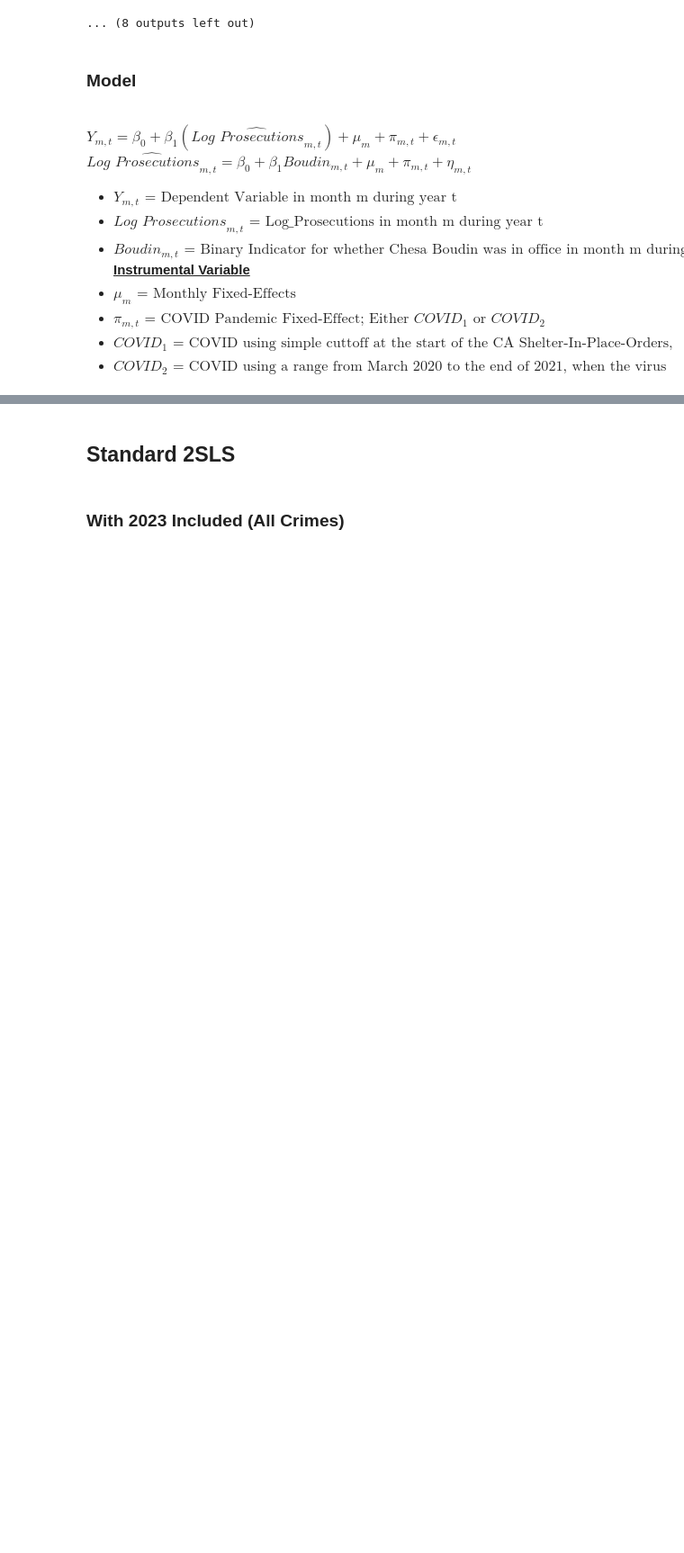
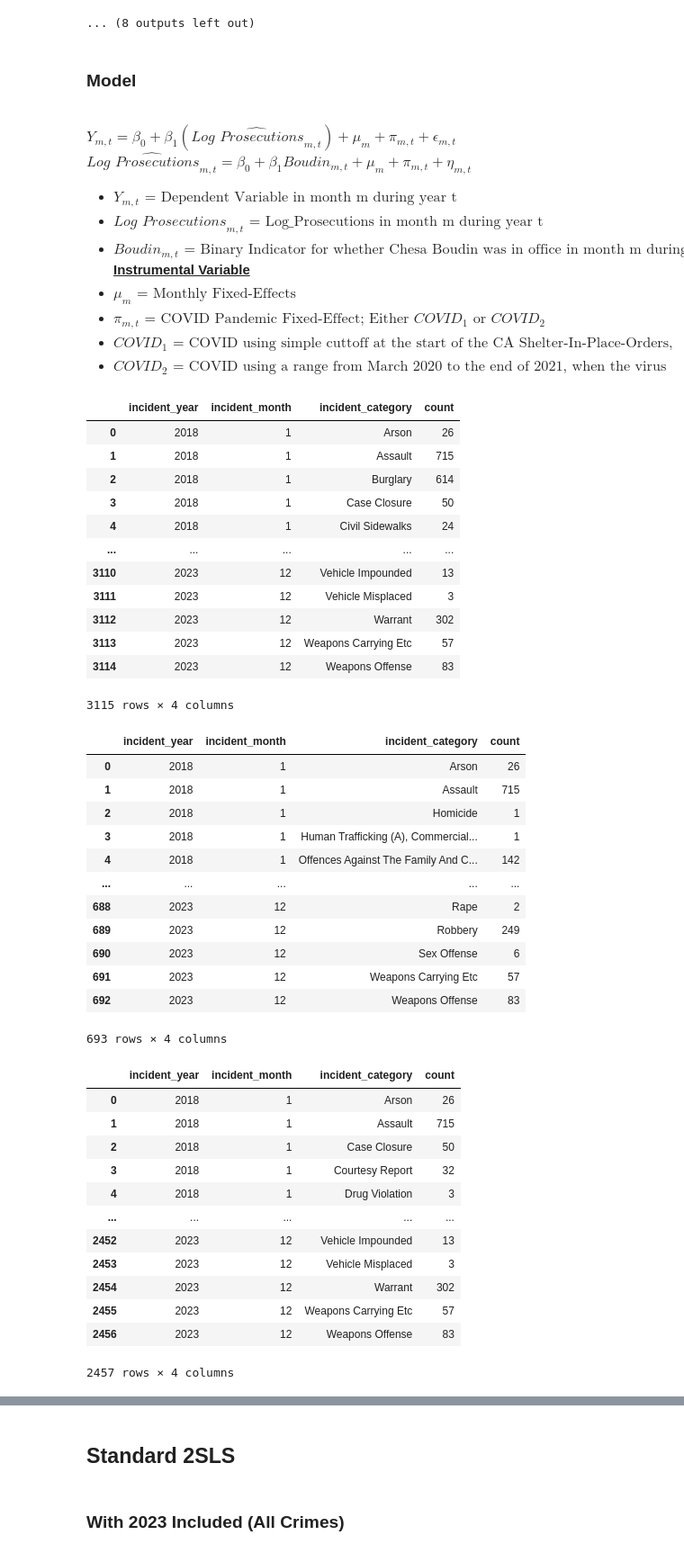
Before and after one commit to jgte29/ucbhonorsthesis2023-2024, a Jupyter notebook: Data_Analysis.ipynb, the cells around one changed output, grey strips where cells are left out. Shown at 90% size. Saved outputs shown, nothing was run; the diff lists cells and outputs as text; code cells hidden in the pictures; blank space fills up the shorter version.

```diff
--- a/Data_Analysis.ipynb
+++ b/Data_Analysis.ipynb
@@ -2851,12 +2851,52 @@ $\widehat{\textit{Log Prosecutions}_{m, t}} = \beta_0 + \beta_1 Boudin_{m, t} +
 - $COVID_2 \text{ = COVID using a range from March 2020 to the end of 2021, when the virus became endemic}$
 # %%
 csv_file_path = './ica_by_month_master.csv'
-ic_a = pd.read_csv(csv_file_path)
+ic_a = pd.read_csv(csv_file_path).drop_duplicates()
 
 csv_file_path = './icv_by_month_master.csv'
-ic_v = pd.read_csv(csv_file_path)
+ic_v = pd.read_csv(csv_file_path).drop_duplicates()
 
 csv_file_path = './ic_noqol_by_month_master.csv'
-ic_noqol = pd.read_csv(csv_file_path)
+ic_noqol = pd.read_csv(csv_file_path).drop_duplicates()
 
-# display(ic_a, ic_v, ic_noqol)
+display(ic_a, ic_v, ic_noqol)
+# %% [output]
+|  | incident_year | incident_month | incident_category | count |
+| 0 | 2018 | 1 | Arson | 26 |
+| 1 | 2018 | 1 | Assault | 715 |
+| 2 | 2018 | 1 | Burglary | 614 |
+| 3 | 2018 | 1 | Case Closure | 50 |
+| 4 | 2018 | 1 | Civil Sidewalks | 24 |
+| ... | ... | ... | ... | ... |
+| 3110 | 2023 | 12 | Vehicle Impounded | 13 |
+| 3111 | 2023 | 12 | Vehicle Misplaced | 3 |
+| 3112 | 2023 | 12 | Warrant | 302 |
+| 3113 | 2023 | 12 | Weapons Carrying Etc | 57 |
+| 3114 | 2023 | 12 | Weapons Offense | 83 |
+3115 rows × 4 columns
+|  | incident_year | incident_month | incident_category | count |
+| 0 | 2018 | 1 | Arson | 26 |
+| 1 | 2018 | 1 | Assault | 715 |
+| 2 | 2018 | 1 | Homicide | 1 |
+| 3 | 2018 | 1 | Human Trafficking (A), Commercial... | 1 |
+| 4 | 2018 | 1 | Offences Against The Family And C... | 142 |
+| ... | ... | ... | ... | ... |
+| 688 | 2023 | 12 | Rape | 2 |
+| 689 | 2023 | 12 | Robbery | 249 |
+| 690 | 2023 | 12 | Sex Offense | 6 |
+| 691 | 2023 | 12 | Weapons Carrying Etc | 57 |
+| 692 | 2023 | 12 | Weapons Offense | 83 |
+693 rows × 4 columns
+|  | incident_year | incident_month | incident_category | count |
+| 0 | 2018 | 1 | Arson | 26 |
+| 1 | 2018 | 1 | Assault | 715 |
+| 2 | 2018 | 1 | Case Closure | 50 |
+| 3 | 2018 | 1 | Courtesy Report | 32 |
+| 4 | 2018 | 1 | Drug Violation | 3 |
+| ... | ... | ... | ... | ... |
+| 2452 | 2023 | 12 | Vehicle Impounded | 13 |
+| 2453 | 2023 | 12 | Vehicle Misplaced | 3 |
+| 2454 | 2023 | 12 | Warrant | 302 |
+| 2455 | 2023 | 12 | Weapons Carrying Etc | 57 |
+| 2456 | 2023 | 12 | Weapons Offense | 83 |
+2457 rows × 4 columns
```
Also changed, not shown: parts of 30 cells of this notebook.
